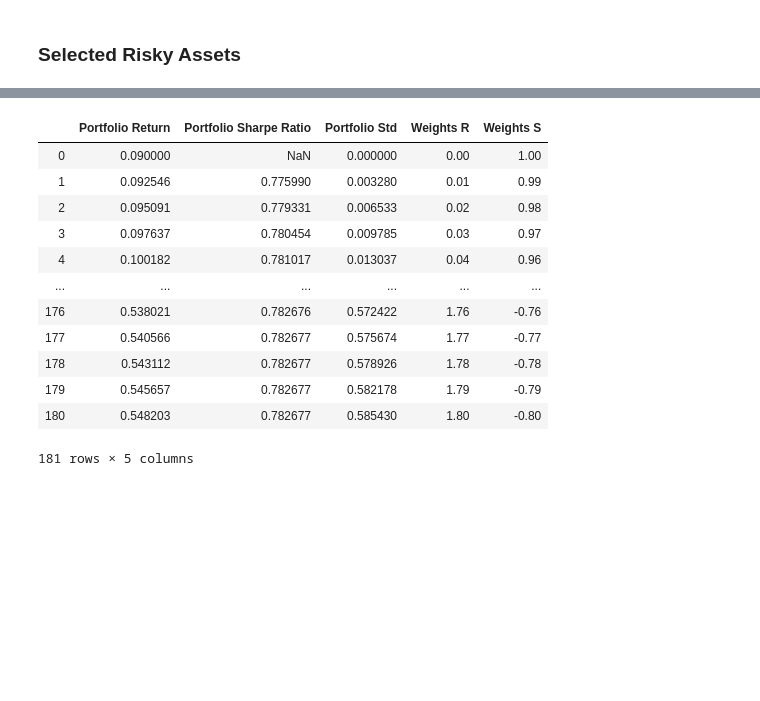
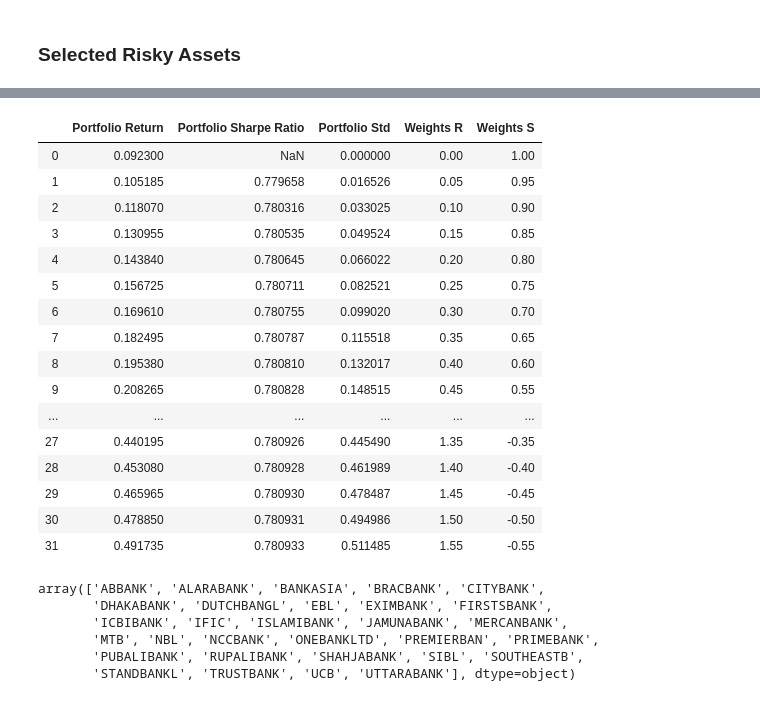
Before and after one commit to kalam360/dse-stock-analysis, a Jupyter notebook: sy-portfolio/optimal-portfolio-with-two-risky-asset.ipynb, the cells around one changed output, grey strips where cells are left out. Saved outputs shown, nothing was run; the diff lists cells and outputs as text; code cells hidden in the pictures; blank space fills up the shorter version.

```diff
--- a/sy-portfolio/optimal-portfolio-with-two-risky-asset.ipynb
+++ b/sy-portfolio/optimal-portfolio-with-two-risky-asset.ipynb
@@ -12,8 +12,8 @@
 ### Constants for the market
 # %%
 #risk free rate
-rf_rate = .09
-coeff_A = 3.6
+rf_rate = .0923
+coeff_A = 3.09
 # %% [markdown]
 ### Importing the necessary libraries
 # %%
@@ -187,7 +160,7 @@ port_assets
 returns_assets = port_assets['Annual Return']
 std_assets = port_assets['Standard Deviation']
 cov = df_pivoted[risky_assets].pct_change(1).cov().loc[risky_assets[0], risky_assets[1]]
-weights = pd.Series(np.arange(0,1.01,.01))
+weights = pd.Series(np.arange(0,1.01,.05))
 port_df = Portfolio_Return(returns_assets, std_assets, weights, cov)
 #weights = pd.Series(np.arange(0,1.01,.01))
 #for each in weights:
@@ -195,4 +168,5 @@ port_df = Portfolio_Return(returns_assets, std_assets, weights, cov)
 #    port_std = np.sqrt(np.square(each*std_assets[0]) + np.square((1-each)*std_assets[1]) + 2*each*(1-each)*cov)
 #    port_shrp = (port_return - rf_rate ) / port_std
 #    port_df = port_df.append({'Weights R': each, 'Weights S': 1 - each, 'Portfolio Return': port_return, 'Portfolio Std': port_std, 'Portfolio Sharpe Ratio': port_shrp}, ignore_index=True)
-# port_df
+port_df.to_clipboard()
+port_df
@@ -200,5 +192,7 @@ port_df = Portfolio_Return(returns_assets, std_assets, weights, cov)
 optimal = port_df.loc[port_df['Portfolio Sharpe Ratio'].idxmax()]
 rp_var = (optimal['Portfolio Return'] - rf_rate)/ optimal['Portfolio Std']**2
 optimal = optimal.append(pd.Series([rp_var], index=['Risk Premium to VAR']))
+optimal = round(optimal, 2)
+optimal.to_clipboard()
 optimal
 # %% [output]
@@ -233,21 +270,35 @@ port_df.to_clipboard()
 # %%
 returns_rf = pd.Series([optimal['Portfolio Return'], rf_rate])
 std_rf = pd.Series([optimal['Portfolio Std'], 0])
-wt = pd.Series(np.arange(0, 1.81, .01))
+wt = pd.Series(np.arange(0, 1.6, .05))
 
 Risk_Portfolio_rf = Portfolio_Return(returns_rf, std_rf, wt, cov)
 Risk_Portfolio_rf
 # %% [output]
 |  | Portfolio Return | Portfolio Sharpe Ratio | Portfolio Std | Weights R | Weights S |
-| 0 | 0.090000 | NaN | 0.000000 | 0.00 | 1.00 |
-| 1 | 0.092546 | 0.775990 | 0.003280 | 0.01 | 0.99 |
-| 2 | 0.095091 | 0.779331 | 0.006533 | 0.02 | 0.98 |
-| 3 | 0.097637 | 0.780454 | 0.009785 | 0.03 | 0.97 |
-| 4 | 0.100182 | 0.781017 | 0.013037 | 0.04 | 0.96 |
+| 0 | 0.092300 | NaN | 0.000000 | 0.00 | 1.00 |
+| 1 | 0.105185 | 0.779658 | 0.016526 | 0.05 | 0.95 |
+| 2 | 0.118070 | 0.780316 | 0.033025 | 0.10 | 0.90 |
+| 3 | 0.130955 | 0.780535 | 0.049524 | 0.15 | 0.85 |
+| 4 | 0.143840 | 0.780645 | 0.066022 | 0.20 | 0.80 |
+| 5 | 0.156725 | 0.780711 | 0.082521 | 0.25 | 0.75 |
+| 6 | 0.169610 | 0.780755 | 0.099020 | 0.30 | 0.70 |
+| 7 | 0.182495 | 0.780787 | 0.115518 | 0.35 | 0.65 |
+| 8 | 0.195380 | 0.780810 | 0.132017 | 0.40 | 0.60 |
+| 9 | 0.208265 | 0.780828 | 0.148515 | 0.45 | 0.55 |
 | ... | ... | ... | ... | ... | ... |
-| 176 | 0.538021 | 0.782676 | 0.572422 | 1.76 | -0.76 |
-| 177 | 0.540566 | 0.782677 | 0.575674 | 1.77 | -0.77 |
-| 178 | 0.543112 | 0.782677 | 0.578926 | 1.78 | -0.78 |
-| 179 | 0.545657 | 0.782677 | 0.582178 | 1.79 | -0.79 |
-| 180 | 0.548203 | 0.782677 | 0.585430 | 1.80 | -0.80 |
+| 27 | 0.440195 | 0.780926 | 0.445490 | 1.35 | -0.35 |
+| 28 | 0.453080 | 0.780928 | 0.461989 | 1.40 | -0.40 |
+| 29 | 0.465965 | 0.780930 | 0.478487 | 1.45 | -0.45 |
+| 30 | 0.478850 | 0.780931 | 0.494986 | 1.50 | -0.50 |
+| 31 | 0.491735 | 0.780933 | 0.511485 | 1.55 | -0.55 |
-181 rows × 5 columns
+# %%
+banks = pd.read_csv('./companis-by-industry')['Bank'].dropna().values
+banks
+# %% [output]
+array(['ABBANK', 'ALARABANK', 'BANKASIA', 'BRACBANK', 'CITYBANK',
+       'DHAKABANK', 'DUTCHBANGL', 'EBL', 'EXIMBANK', 'FIRSTSBANK',
+       'ICBIBANK', 'IFIC', 'ISLAMIBANK', 'JAMUNABANK', 'MERCANBANK',
+       'MTB', 'NBL', 'NCCBANK', 'ONEBANKLTD', 'PREMIERBAN', 'PRIMEBANK',
+       'PUBALIBANK', 'RUPALIBANK', 'SHAHJABANK', 'SIBL', 'SOUTHEASTB',
+       'STANDBANKL', 'TRUSTBANK', 'UCB', 'UTTARABANK'], dtype=object)
```
Also changed, not shown: parts of 17 cells of this notebook, 4 other files.
